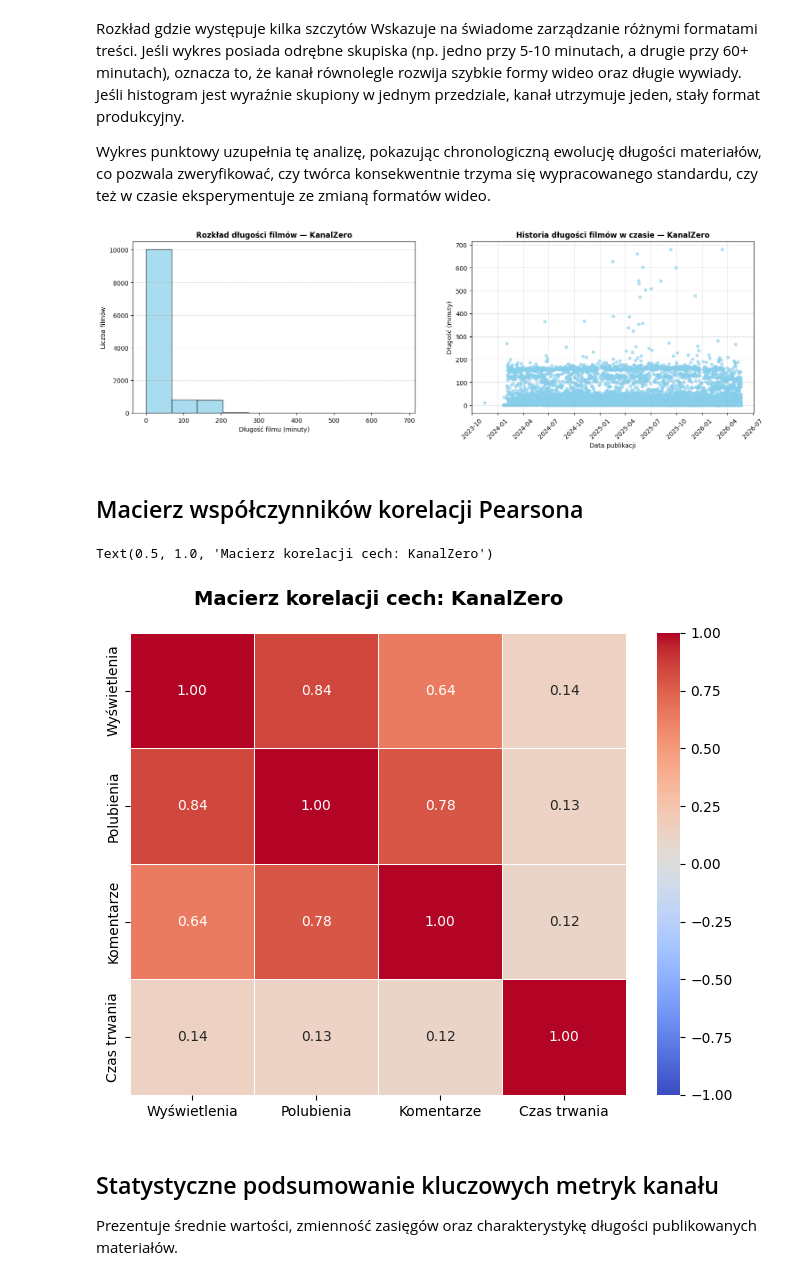
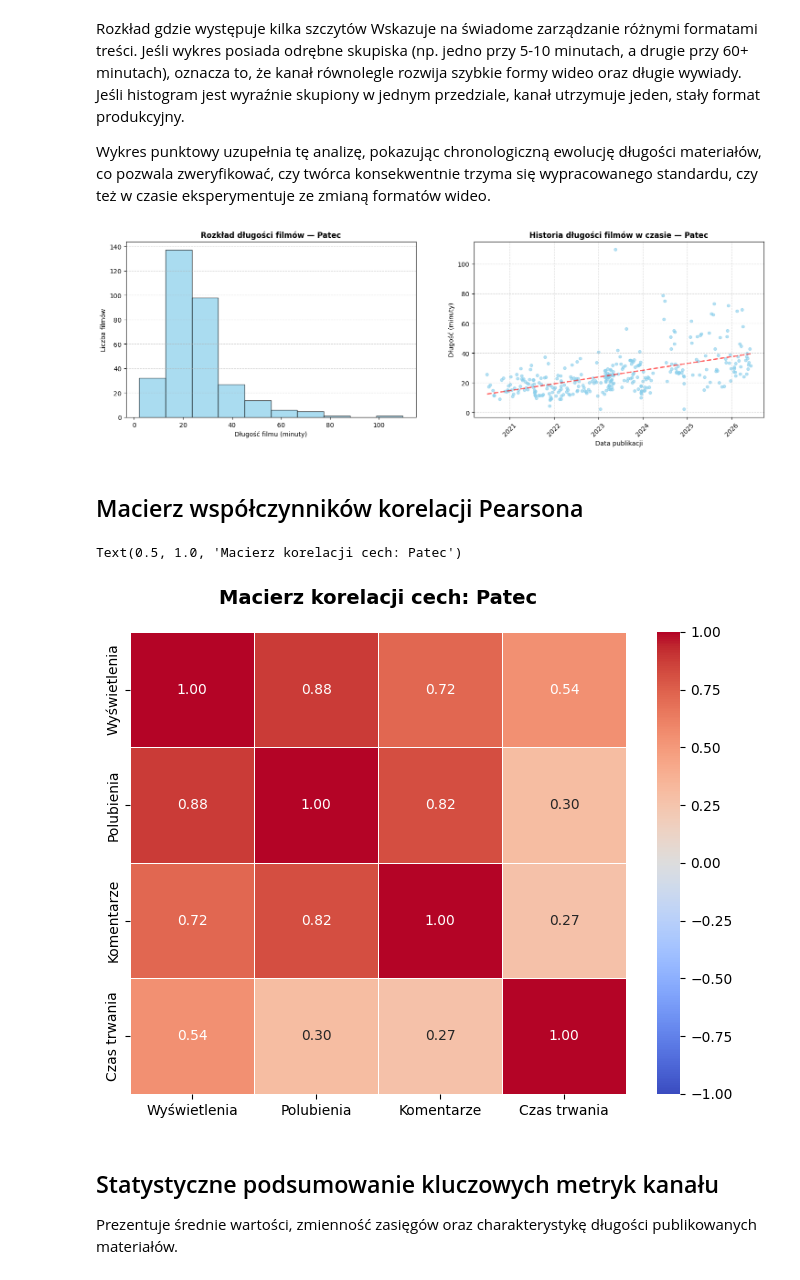
Before and after one commit to KAja278/projekt_analiza_danych_python, a Jupyter notebook: notebooks/analiza_wybranego_kanalu.ipynb, the cells around one changed output. Cells and saved outputs as stored; diff of their text form; code cells hidden in the pictures.

Commit message:
próba dla pateca

```diff
--- a/notebooks/analiza_wybranego_kanalu.ipynb
+++ b/notebooks/analiza_wybranego_kanalu.ipynb
@@ -8,8 +9,8 @@ from sklearn.feature_extraction.text import TfidfVectorizer
 # %%
-#with open("../data/ostatni_kanal.txt", "r", encoding="utf-8") as f:
- #   channel_name = f.read().strip()
+with open("../data/ostatni_kanal.txt", "r", encoding="utf-8") as f:
+    channel_name = f.read().strip()
 
-channel_name = "KanalZero"
+#channel_name = "KanalZero"
 file_path = f"../data/processed/processed_{channel_name}_videos_info.csv"
 channel_info= pd.read_csv(file_path)
 
@@ -120,20 +121,25 @@ Wykres punktowy uzupełnia tę analizę, pokazując chronologiczną ewolucję d
 # %%
 fig, (ax1, ax2) = plt.subplots(1, 2, figsize=(18, 5))
 
 ax1.hist(channel_info['duration_minutes'], bins=10, color='skyblue', edgecolor='black', alpha=0.7)
 ax1.set_title(f'Rozkład długości filmów — {channel_name}', fontsize=12, fontweight='bold')
 ax1.set_xlabel('Długość filmu (minuty)', fontsize=10)
 ax1.set_ylabel('Liczba filmów', fontsize=10)
 ax1.grid(axis='y', linestyle='--', alpha=0.5)
 
 ax2.scatter(channel_info['published_at'], channel_info['duration_minutes'], color='skyblue', marker='o', alpha=0.6, s=20)
+x_vals = mdates.date2num(channel_info['published_at'])
+y_vals = channel_info['duration_minutes']
+z = np.polyfit(x_vals, y_vals, 1)
+p = np.poly1d(z)
+ax2.plot(channel_info['published_at'], p(x_vals), color='red',alpha=0.6, linestyle='--', linewidth=2, label='Linia trendu')
 ax2.set_title(f'Historia długości filmów w czasie — {channel_name}', fontsize=12, fontweight='bold')
 ax2.set_xlabel('Data publikacji', fontsize=10)
 ax2.set_ylabel('Długość (minuty)', fontsize=10)
 ax2.tick_params(axis='x', rotation=45)
 ax2.grid(True, linestyle='--', alpha=0.5)
 # %% [output]
-[figure, old version]
+[figure, new version]
 # %% [markdown]
 ## Macierz współczynników korelacji Pearsona
 # %%
@@ -151,8 +157,8 @@ plt.figure(figsize=(8, 6))
 sns.heatmap(korelacja, annot=True, cmap='coolwarm', vmin=-1, vmax=1, fmt=".2f", linewidths=0.5)
 plt.title(f'Macierz korelacji cech: {channel_name}', fontsize=14, fontweight='bold', pad=20)
 # %% [output]
-Text(0.5, 1.0, 'Macierz korelacji cech: KanalZero')
+Text(0.5, 1.0, 'Macierz korelacji cech: Patec')
-[figure, old version]
+[figure, new version]
 # %% [markdown]
 ## Statystyczne podsumowanie kluczowych metryk kanału
 Prezentuje średnie wartości, zmienność zasięgów oraz charakterystykę długości publikowanych materiałów.
```
Also changed, not shown: parts of 8 cells of this notebook, 3 other files.
